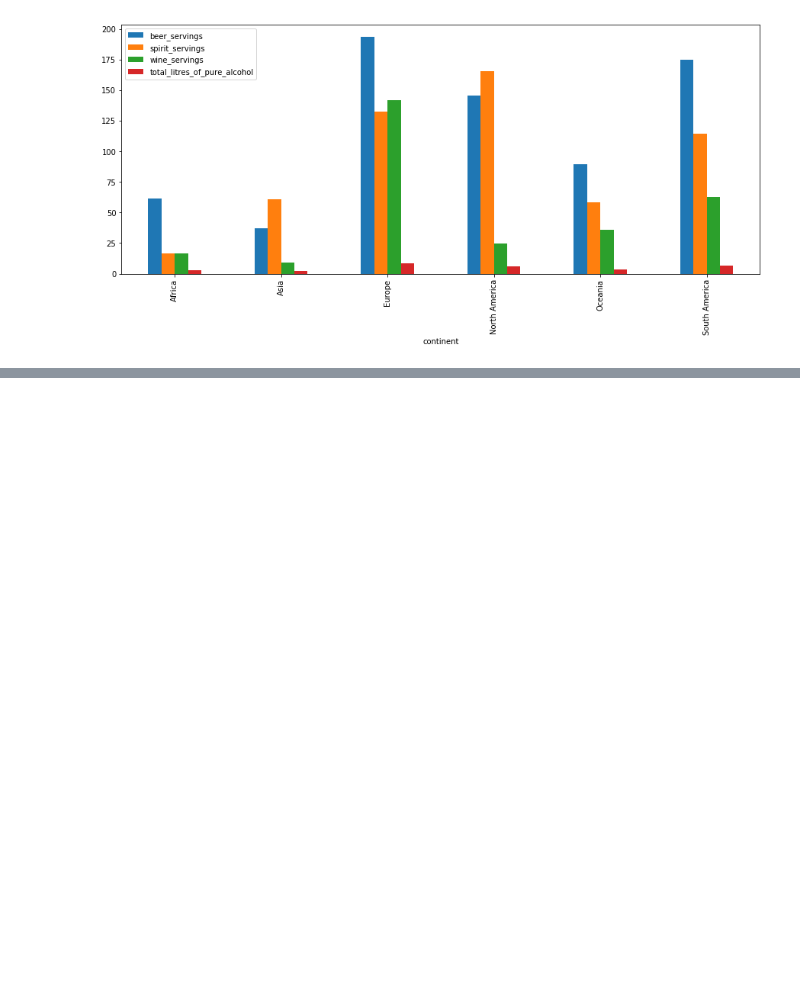
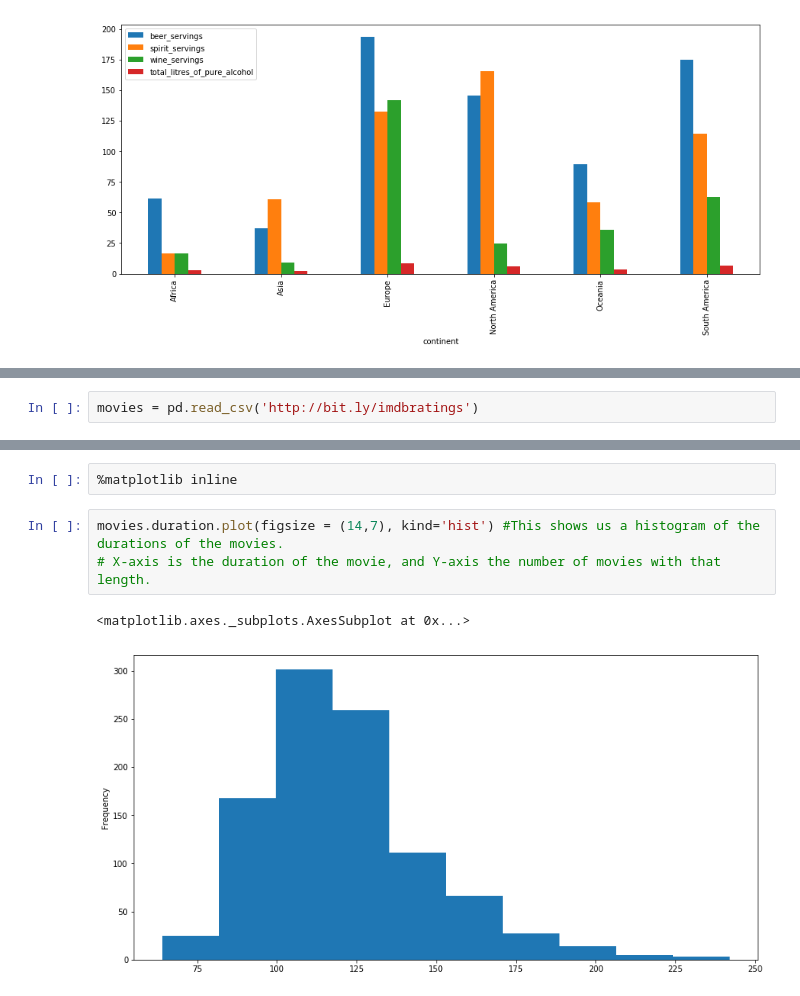
Before and after one commit to causapablo/Data-School, a Jupyter notebook: My practices on the course/Practicas Data School.ipynb, the cells around one changed output, grey strips where cells are left out. Cells and saved outputs as stored; diff of their text form; blank space fills up the shorter version.

```diff
--- a/My practices on the course/Practicas Data School.ipynb
+++ b/My practices on the course/Practicas Data School.ipynb
@@ -861,0 +864,2 @@ drinks.groupby('continent').mean().plot(figsize = (15,6),kind = 'bar')
+# %%
+movies = pd.read_csv('http://bit.ly/imdbratings')
@@ -861,0 +1024,8 @@ drinks.groupby('continent').mean().plot(figsize = (15,6),kind = 'bar')
+# %%
+%matplotlib inline
+# %%
+movies.duration.plot(figsize = (14,7), kind='hist') #This shows us a histogram of the durations of the movies.
+# X-axis is the duration of the movie, and Y-axis the number of movies with that length.
+# %% [output]
+<matplotlib.axes._subplots.AxesSubplot at 0x...>
+[figure, added]
```
Also changed, not shown: parts of 27 cells of this notebook.
